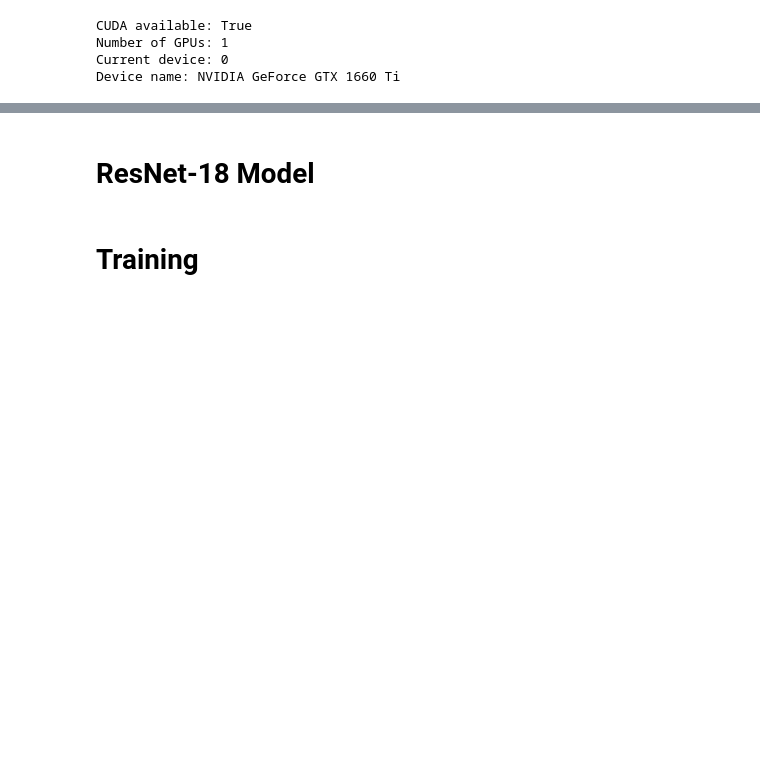
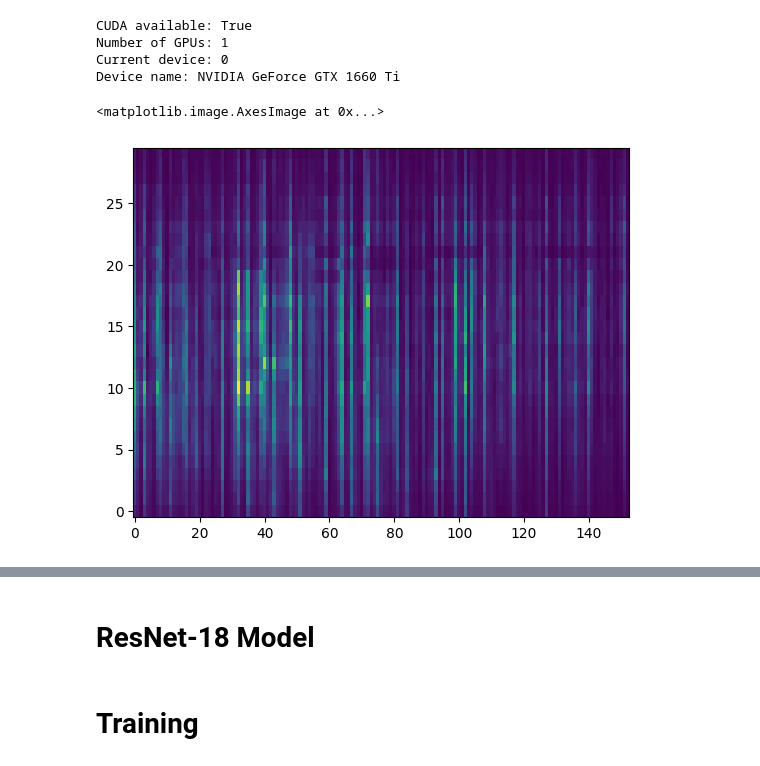
Before and after one commit to AndyMRoberts/walabot-imaging, a Jupyter notebook: my_code/classification/resnet18_spectrogram_classifier.ipynb, the cells around one changed output, grey strips where cells are left out. Drawn from its saved outputs; the diff is of its cells as text; code cells hidden in the pictures; blank space fills up the shorter version.

```diff
--- a/my_code/classification/resnet18_spectrogram_classifier.ipynb
+++ b/my_code/classification/resnet18_spectrogram_classifier.ipynb
@@ -43,4 +43,21 @@ CUDA available: True
 Number of GPUs: 1
 Current device: 0
 Device name: NVIDIA GeForce GTX 1660 Ti
+# %%
+# Note transforms.ToTensor() scales input images
+# to 0-1 range
+fft_data_all = np.load('data/andy_practice/fft_data.npy')
+fft_data_labels = np.load('data/andy_practice/labels.npy')
+
+# only keeps the relevant part of the FFT, note this may change based on the
+lower_freq_index = 115
+upper_freq_index = 145
+fft_data_clipped = np.transpose(fft_data_all[:,:,lower_freq_index:upper_freq_index])
+
+#load a single image as a sense check [x,y,n]
+fft_data_single = fft_data_clipped[:,:,0]
+plt.imshow(np.abs(fft_data_single), aspect='auto', cmap='viridis', origin='lower')
+# %% [output]
+<matplotlib.image.AxesImage at 0x...>
+[figure, added]
 # %%
```
Also changed, not shown: parts of 9 cells of this notebook, 1 other file.
